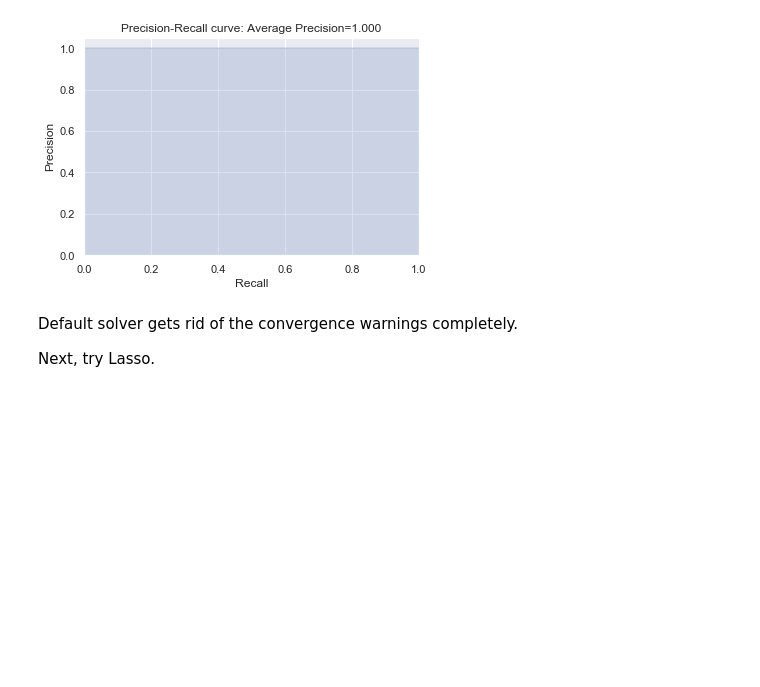
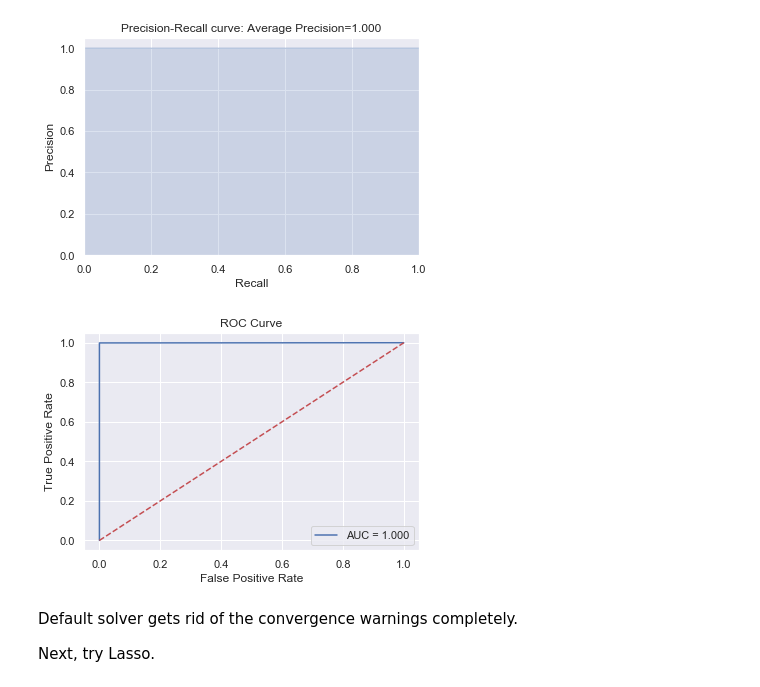
Before and after one commit to tloeber/Springboard, a Jupyter notebook: capstone_lending_club/lending_club_2_modeling.ipynb, the cells around one changed output. Cells and saved outputs as stored; diff of their text form; code cells hidden in the pictures; blank space fills up the shorter version.

```diff
--- a/capstone_lending_club/lending_club_2_modeling.ipynb
+++ b/capstone_lending_club/lending_club_2_modeling.ipynb
@@ -273,6 +299,11 @@ y_pred_lr = lr_ridge_cv_2.predict(X_test_small_p)
 plot_precision_recall(y_test_small, y_pred_lr)
 # %% [output]
 [figure]
+# %%
+# Plot ROC curve
+plot_roc(y_test_small, y_pred_lr)
+# %% [output]
+[figure, added]
 # %% [markdown]
 Default solver gets rid of the convergence warnings completely.
 
```
Also changed, not shown: parts of 5 cells of this notebook.
